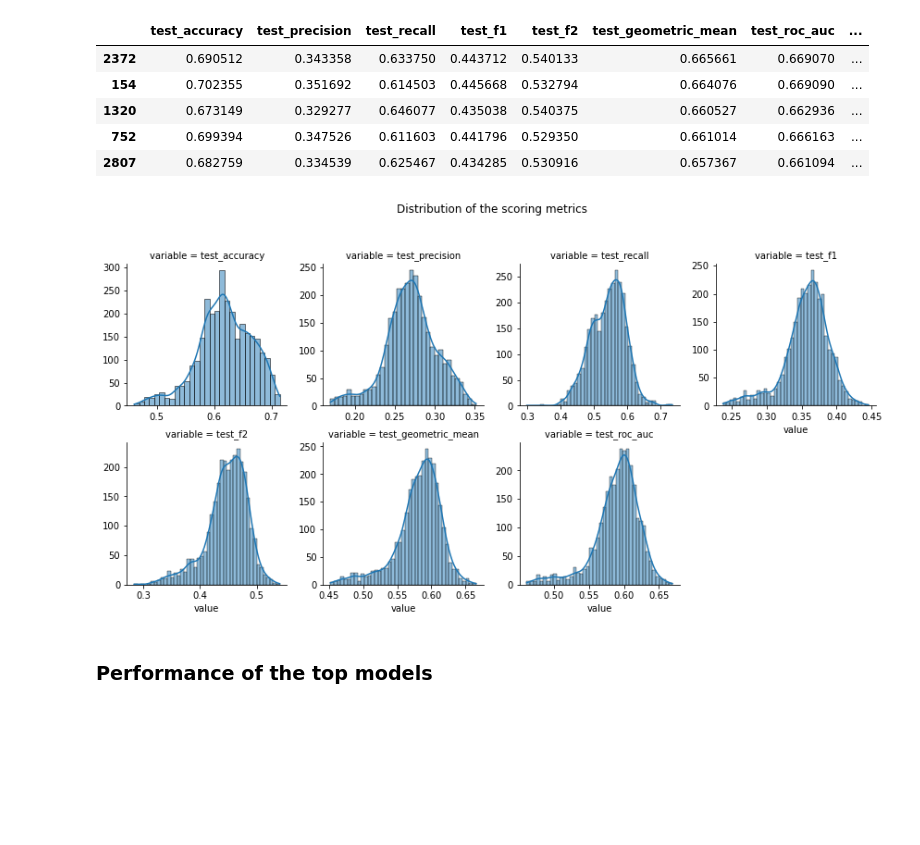
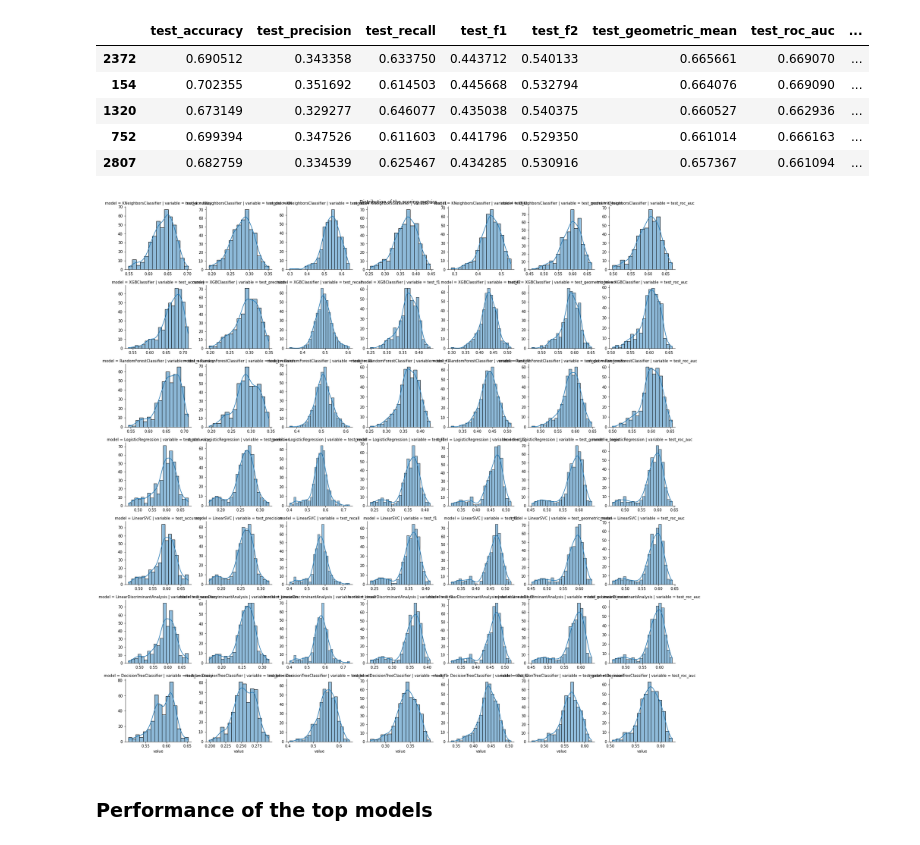
Before and after one commit to caiocrocha/SarsCov2Classifier, a Jupyter notebook: ML_results.ipynb, the cells around one changed output. Saved outputs shown, nothing was run; the diff lists cells and outputs as text; code cells hidden in the pictures; blank space fills up the shorter version.

```diff
--- a/ML_results.ipynb
+++ b/ML_results.ipynb
@@ -67,16 +68,17 @@ scores_data.head()
 | 752 | 0.699394 | 0.347526 | 0.611603 | 0.441796 | 0.529350 | 0.661014 | 0.666163 | ... |
 | 2807 | 0.682759 | 0.334539 | 0.625467 | 0.434285 | 0.530916 | 0.657367 | 0.661094 | ... |
 # %%
-tmp = pd.melt(scores_data, value_vars=scoring_metrics)
-g = sns.FacetGrid(data=tmp, col='variable', col_wrap=4, sharex=False, sharey=False)
+tmp = pd.melt(scores_data, value_vars=scoring_metrics, id_vars='model')
+g = sns.FacetGrid(data=tmp, row='model', col='variable', sharex=False, sharey=False)
 del tmp
 g.map(sns.histplot, 'value', kde=True)
 plt.subplots_adjust(top=0.9)
-g.fig.suptitle('Distribution of the scoring metrics', y=1.05)
+g.fig.suptitle('Distribution of the scoring metrics')
+plt.tight_layout()
 plt.savefig('figures/scoring_metrics.png', dpi=128)
 plt.show()
 # %% [output]
-[figure, old version]
+[figure, new version]
 # %% [markdown]
 <a id='performance'></a>
 ### Performance of the top models
```
Also changed, not shown: parts of 13 cells of this notebook, 9 other files.
